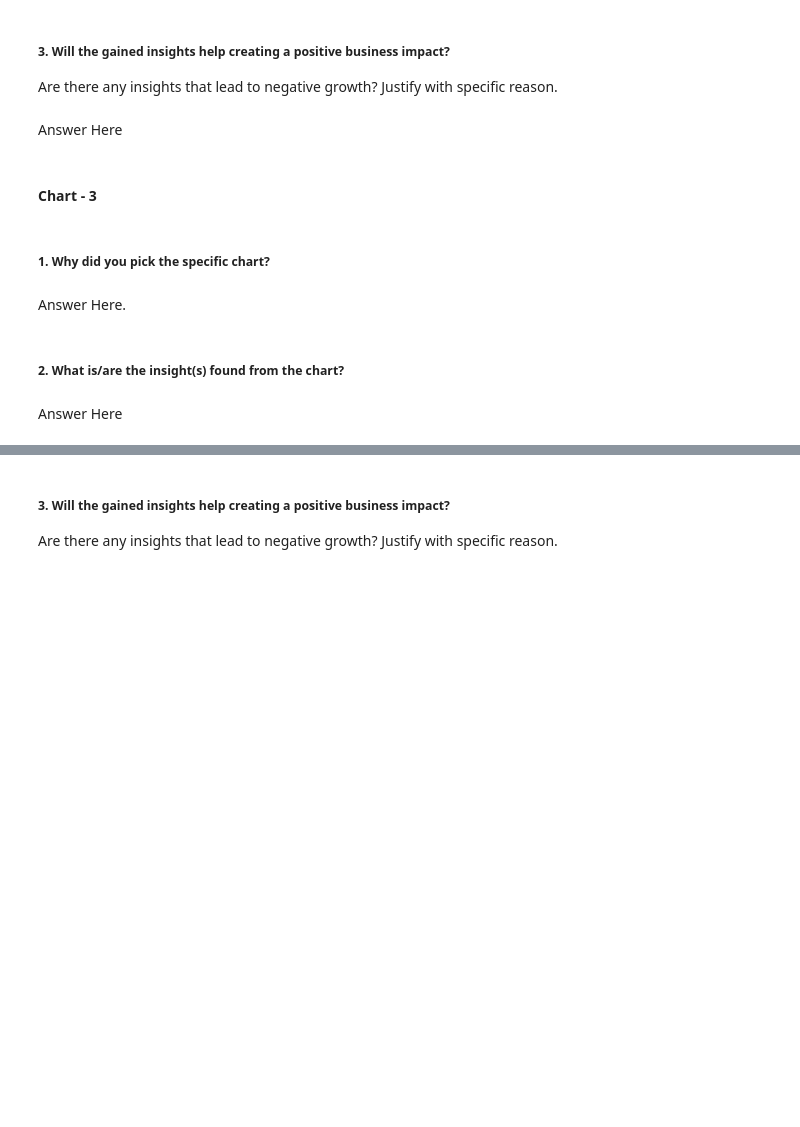
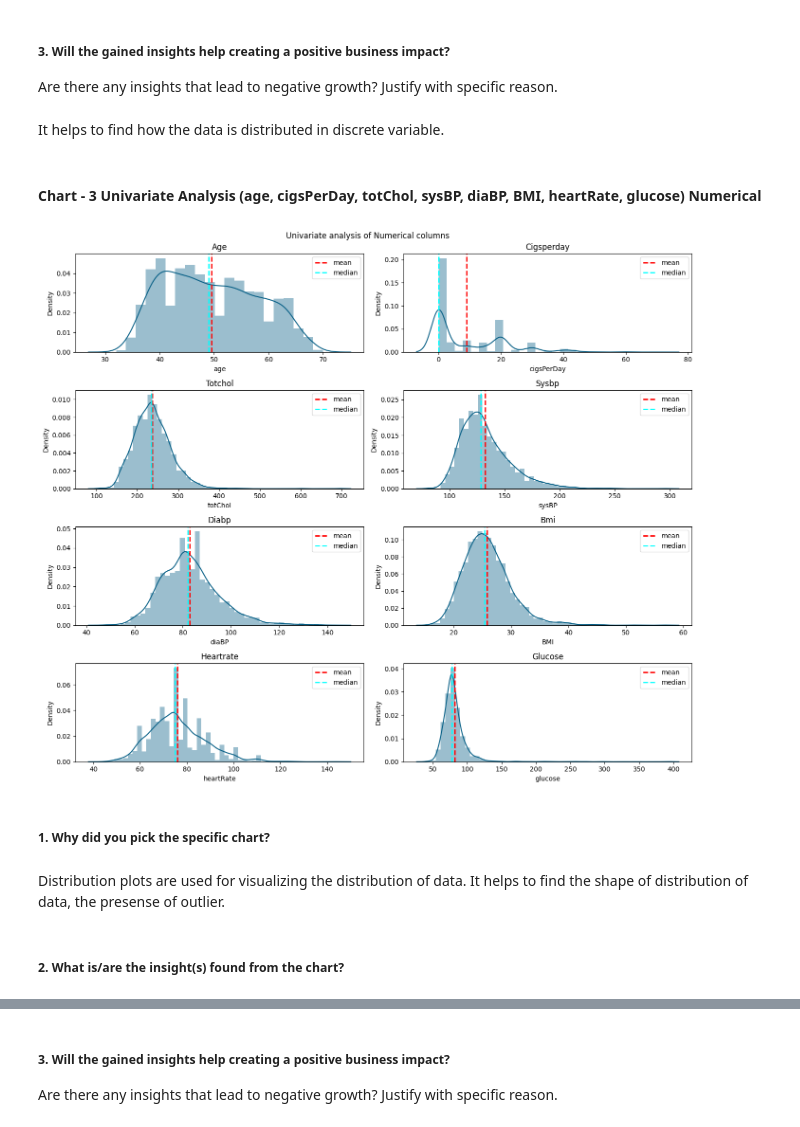
Before and after one commit to priyarane879/Cardiovascular_Risk_Prediction, a Jupyter notebook: Priya_Naik_Cardiovascular_Risk_Prediction.ipynb, the cells around one changed output, grey strips where cells are left out. Drawn from its saved outputs; the diff is of its cells as text; code cells hidden in the pictures; blank space fills up the shorter version.

```diff
--- a/Priya_Naik_Cardiovascular_Risk_Prediction.ipynb
+++ b/Priya_Naik_Cardiovascular_Risk_Prediction.ipynb
@@ -213,7 +565,3 @@ Answer Here
 # %% [markdown]
 ##### 3. Will the gained insights help creating a positive business impact?
 Are there any insights that lead to negative growth? Justify with specific reason.
-# %% [markdown]
-Answer Here
-# %% [markdown]
-#### Chart - 3
@@ -222,8 +568,28 @@ Answer Here
+# %% [markdown]
+It helps to find how the data is distributed in discrete variable.
+# %% [markdown]
+#### Chart - 3 Univariate Analysis (age, cigsPerDay, totChol, sysBP, diaBP, BMI, heartRate, glucose) Numerical
+# %%
+# Chart - 3 visualization code
+# visualisation code for univariate analysis of numerical column
+list_numerical_column=['age', 'cigsPerDay', 'totChol', 'sysBP', 'diaBP', 'BMI', 'heartRate' , 'glucose']
+
+plt.figure(figsize = (14,12));
+plt.suptitle('Univariate analysis of Numerical columns')
+for i,column in enumerate(list_numerical_column):
+
+    plt.subplot(4,2,i+1);
+    sns.distplot(dataset_cardio[column], color = '#055E85');
+    plt.axvline(dataset_cardio[column].mean(), color='red', linestyle='dashed', linewidth=2,label= 'mean');  #red
+    plt.axvline(dataset_cardio[column].median(), color='cyan', linestyle='dashed', linewidth=2,label='median'); #cyan
+    plt.legend(bbox_to_anchor = (1.0, 1), loc = 'upper right')
+    plt.title(f'{column.title()}');
+    plt.tight_layout();
+# %% [output]
+[figure, added]
 # %% [markdown]
 ##### 1. Why did you pick the specific chart?
-# %% [markdown]
-Answer Here.
+# %% [markdown]
+Distribution plots are used  for visualizing the distribution of data. It helps to find the shape of distribution of data, the presense of outlier.
 # %% [markdown]
 ##### 2. What is/are the insight(s) found from the chart?
-# %% [markdown]
-Answer Here
```
Also changed, not shown: parts of 118 cells of this notebook.
